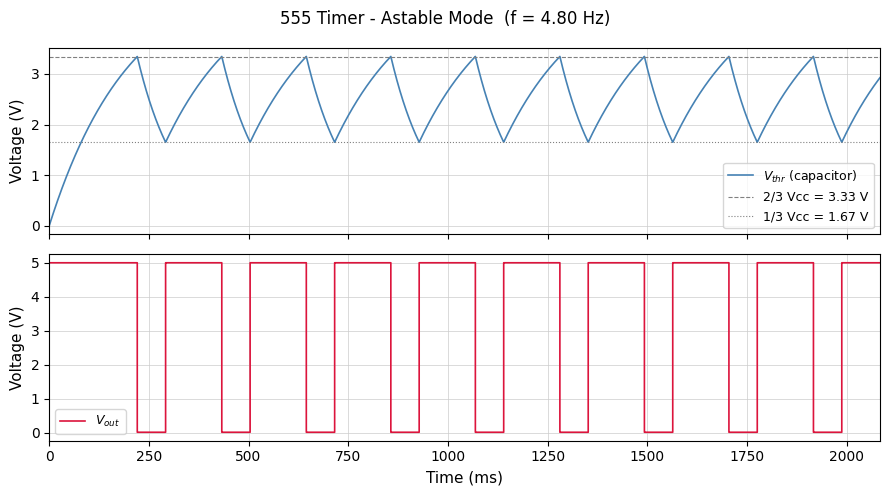
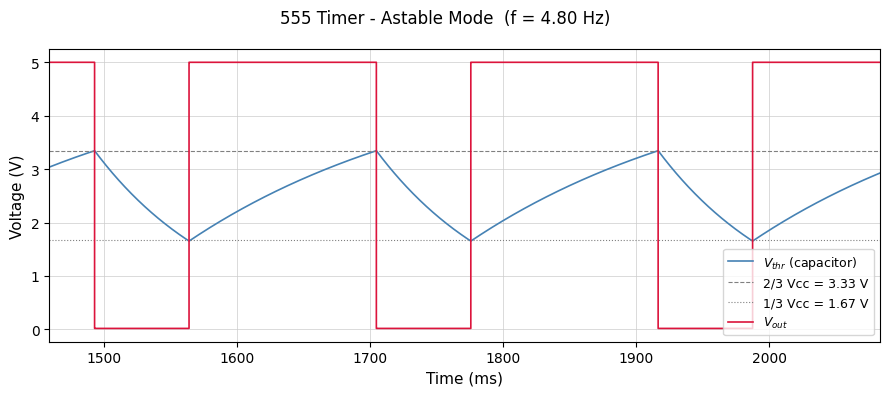
The change to this notebook cell's code, shown as a diff; its figure went from the first image to the second:
--- before
+++ after
@@ -1,20 +1,14 @@
-fig, (ax1, ax2) = plt.subplots(2, 1, figsize=(9, 5), sharex=True)
-plt.subplots_adjust(hspace=0.08)
+fig, ax = plt.subplots(figsize=(9, 4))
+ax.grid(color='#CCCCCC', linestyle='solid', linewidth=0.5)
+ax.set_xlim(t[0]*1e3, t[-1]*1e3)
 
-for ax in (ax1, ax2):
-    ax.grid(color='#CCCCCC', linestyle='solid', linewidth=0.5)
-    ax.set_xlim(t[0]*1e3, t[-1]*1e3)
+ax.plot(t*1e3, v_thr, color='steelblue', linewidth=1.2, label=r'$V_{thr}$ (capacitor)')
+ax.axhline(Vcc*2/3, color='gray', linestyle='--', linewidth=0.8, label=f'2/3 Vcc = {Vcc*2/3:.2f} V')
+ax.axhline(Vcc*1/3, color='gray', linestyle=':', linewidth=0.8, label=f'1/3 Vcc = {Vcc*1/3:.2f} V')
+ax.plot(t*1e3, v_out, color='crimson', linewidth=1.2, drawstyle='steps-post', label=r'$V_{out}$')
 
-ax1.plot(t*1e3, v_thr, color='steelblue', linewidth=1.2, label=r'$V_{thr}$ (capacitor)')
-ax1.axhline(Vcc * 2/3, color='gray', linestyle='--', linewidth=0.8, label=f'2/3 Vcc = {Vcc*2/3:.2f} V')
-ax1.axhline(Vcc * 1/3, color='gray', linestyle=':',  linewidth=0.8, label=f'1/3 Vcc = {Vcc*1/3:.2f} V')
-ax1.set_ylabel('Voltage (V)', fontsize=11)
-ax1.legend(fontsize=9)
-ax1.tick_params(labelbottom=False)
-
-ax2.plot(t*1e3, v_out, color='crimson', linewidth=1.2, label=r'$V_{out}$', drawstyle='steps-post')
-ax2.set_ylabel('Voltage (V)', fontsize=11)
-ax2.set_xlabel('Time (ms)', fontsize=11)
-ax2.legend(fontsize=9)
+ax.set_ylabel('Voltage (V)', fontsize=11)
+ax.set_xlabel('Time (ms)', fontsize=11)
+ax.legend(fontsize=9)
 
 plt.suptitle(f'555 Timer - Astable Mode  (f = {f_theory:.2f} Hz)', fontsize=12)

Commit: all circuits required done